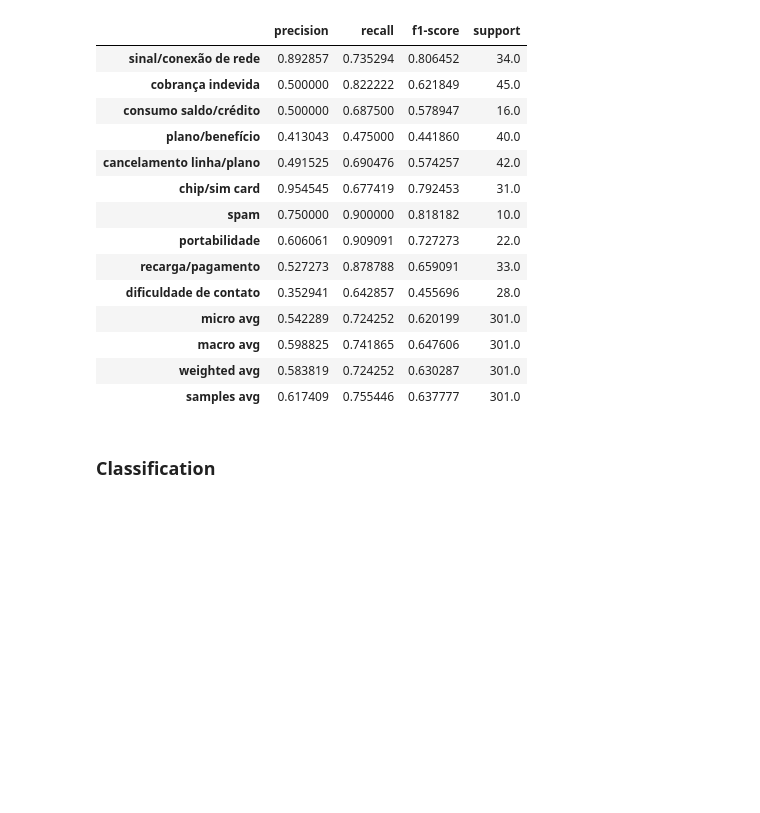
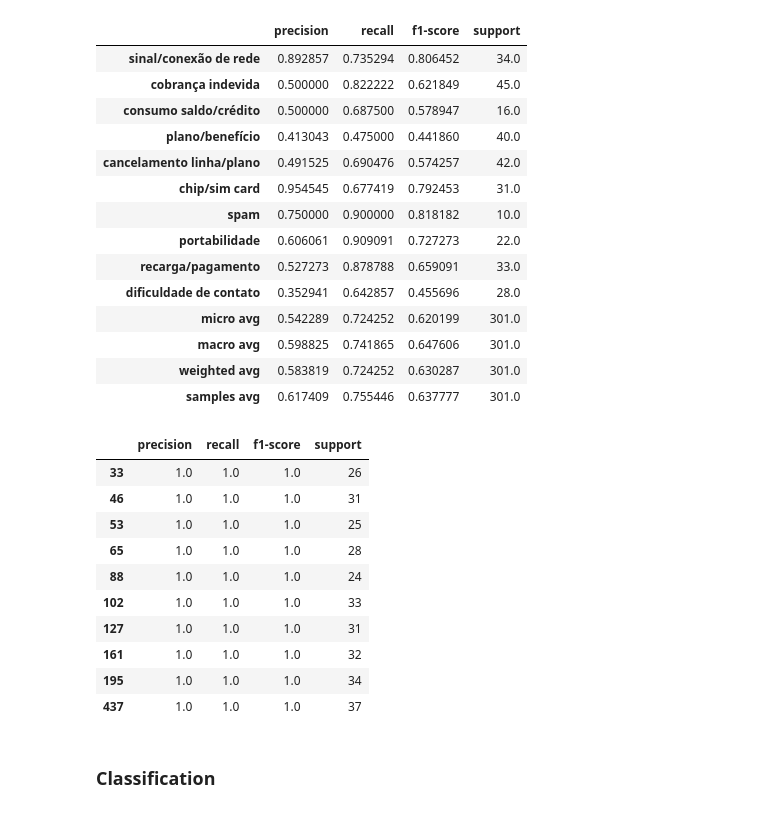
Before and after one commit to rdemarqui/llm_complaint_management, a Jupyter notebook: 02. LLM_analysis.ipynb, the cells around one changed output. Cells and saved outputs as stored; diff of their text form; code cells hidden in the pictures; blank space fills up the shorter version.

```diff
--- a/02. LLM_analysis.ipynb
+++ b/02. LLM_analysis.ipynb
@@ -235,10 +235,11 @@ def iterate_over_interval(df, column, prompt, limit_char, start_row, end_row, sa
   print(f"{nloop + 1} cases analyzed. Total execution time: {delta_time}")
 
   if save == True:
-    file_save = 'analise_reclamacao_' + str(start_row) + '_' + str(end_row) + '.xlsx'
-    df.to_excel(file_save, index=False)
+    current_datetime = datetime.now().strftime("%Y%m%d_%H%M%S")
+    file_name = 'analise_reclamacao_' + str(start_row) + '_' + str(end_row) + current_datetime + '.xlsx'
+    df.to_excel(file_name, index=False)
 
-  return df
+  return df, file_name if save == True else df
 # %% [markdown]
 Prompt Guide:
 * https://www.promptingguide.ai/models/mistral-7b
@@ -415,18 +416,19 @@ df_val_labeled = pd.read_excel(df_val_url)
 # Check each prompt performance
 y_expected = df_val_labeled[tags]
 score_dict = {}
+file_name_dict = {}
 
 for prompt in prompt_dict:
+  print("\n- ", prompt)
+  temp_df, file_name = iterate_over_interval(df=df_val, column="description", prompt=prompt_dict[prompt],
+                                             limit_char=2000, start_row=0, end_row=df_val.shape[0], save=True)
 
-  print("- ", prompt)
-  temp = iterate_over_interval(df=df_val, column="description", prompt=prompt_dict[prompt],
-                               limit_char=2000, start_row=0, end_row=df_val.shape[0], save=False)
+  binary_cols(dataframe=temp_df, column='llm_class', tags=tags)
 
-  binary_cols(dataframe=temp, column='llm_class', tags=tags)
-
-  y_pred = temp[tags]
+  y_pred = temp_df[tags]
 
   score_dict[prompt] = classification_report(y_expected, y_pred, output_dict=True, target_names=tags)
+  file_name_dict[prompt] = file_name
 # %% [output]
 -  p_tsk_aft_zero
 0:02:20 Analysis number 100
@@ -509,3 +511,38 @@ pd.DataFrame(score_dict[max_score_prompt]).transpose()
 | macro avg | 0.598825 | 0.741865 | 0.647606 | 301.0 |
 | weighted avg | 0.583819 | 0.724252 | 0.630287 | 301.0 |
 | samples avg | 0.617409 | 0.755446 | 0.637777 | 301.0 |
+# %%
+# Check score categorized by word count decile
+df_best_score = df_val_labeled
+
+# Create statistics
+df_val_labeled['word_count'] = df_val_labeled['description'].str.split().str.len()
+df_val_labeled['decile'] = pd.qcut(df_val_labeled['word_count'], 10, labels=False)
+df_val_labeled['max_per_decile'] = df_val_labeled.groupby('decile')['word_count'].transform('max')
+
+# Iterate over deciles
+df_score_decile = pd.DataFrame()
+score_dec_dict = {}
+decile_cat = sorted(df_val_labeled['max_per_decile'].unique())
+for i_decile in decile_cat:
+  y_exp_dec = df_val_labeled[df_val_labeled['max_per_decile']==i_decile][tags]
+  y_pred_dec = df_best_score.loc[y_exp_dec.index, tags]
+  score_dec_dict[i_decile] = classification_report(y_exp_dec, y_pred_dec, output_dict=True, target_names=tags)
+
+  score_temp_dec = score_dec_dict[i_decile]['samples avg']
+  df_temp = pd.DataFrame(score_temp_dec, index=[i_decile])
+  df_score_decile = pd.concat([df_score_decile, df_temp])
+
+round(df_score_decile, 4)
+# %% [output]
+|  | precision | recall | f1-score | support |
+| 33 | 1.0 | 1.0 | 1.0 | 26 |
+| 46 | 1.0 | 1.0 | 1.0 | 31 |
+| 53 | 1.0 | 1.0 | 1.0 | 25 |
+| 65 | 1.0 | 1.0 | 1.0 | 28 |
+| 88 | 1.0 | 1.0 | 1.0 | 24 |
+| 102 | 1.0 | 1.0 | 1.0 | 33 |
+| 127 | 1.0 | 1.0 | 1.0 | 31 |
+| 161 | 1.0 | 1.0 | 1.0 | 32 |
+| 195 | 1.0 | 1.0 | 1.0 | 34 |
+| 437 | 1.0 | 1.0 | 1.0 | 37 |
```
Also changed, not shown: parts of 6 cells of this notebook.
